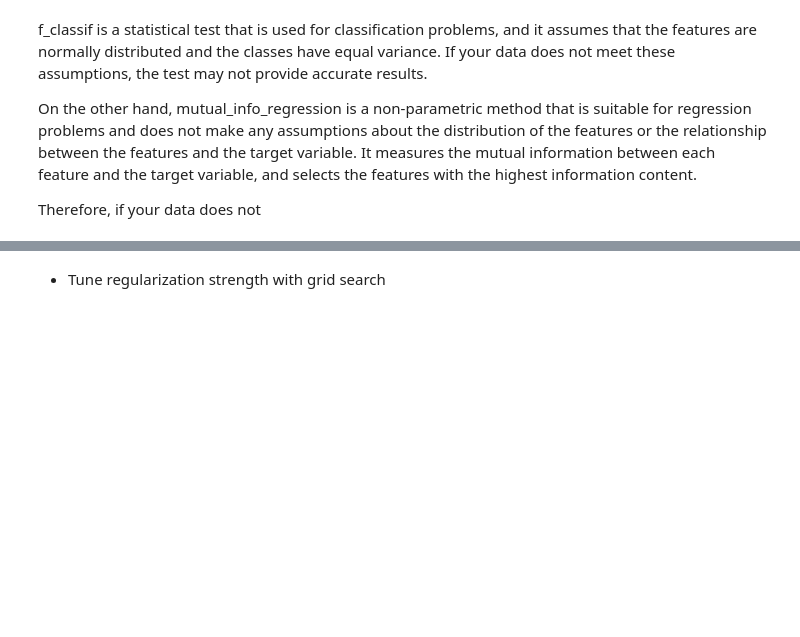
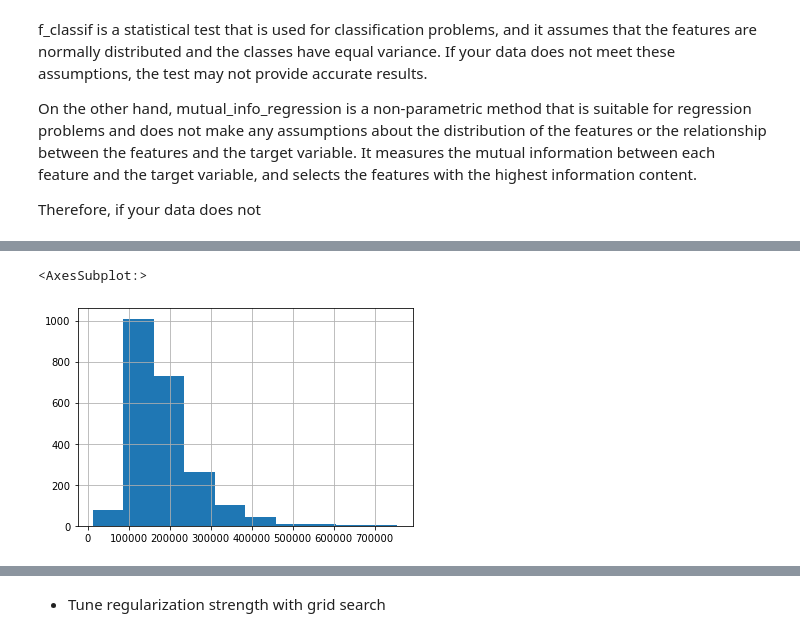
Before and after one commit to PiWebswiss/Project-AI-3, a Jupyter notebook: house-prices/house-prices-solution.ipynb, the cells around one changed output, grey strips where cells are left out. Cells and saved outputs as stored; diff of their text form; code cells hidden in the pictures; blank space fills up the shorter version.

```diff
--- a/house-prices/house-prices-solution.ipynb
+++ b/house-prices/house-prices-solution.ipynb
@@ -843,0 +902,5 @@ MAE for all features with ridge regression: 16526.962$
+# %%
+train_df["SalePrice"].hist()
+# %% [output]
+<AxesSubplot:>
+[figure, added]
```
Also changed, not shown: parts of 19 cells of this notebook.
